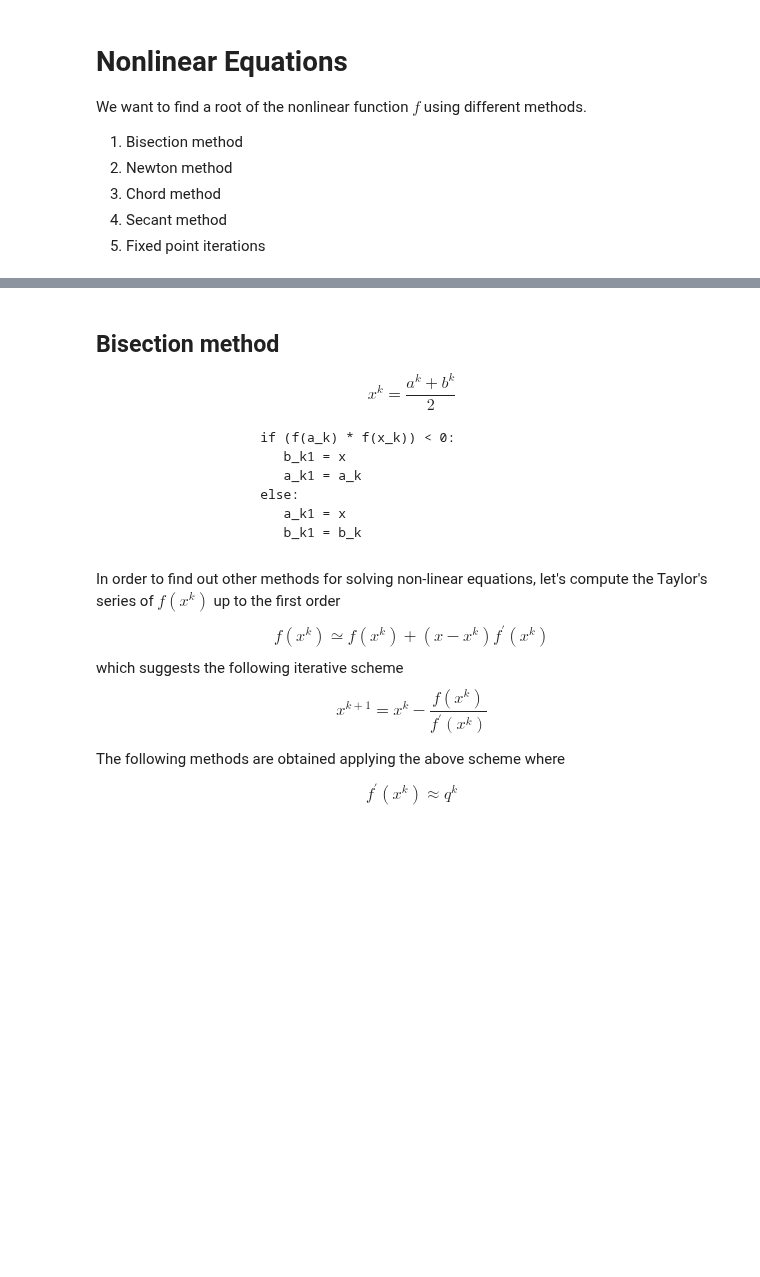
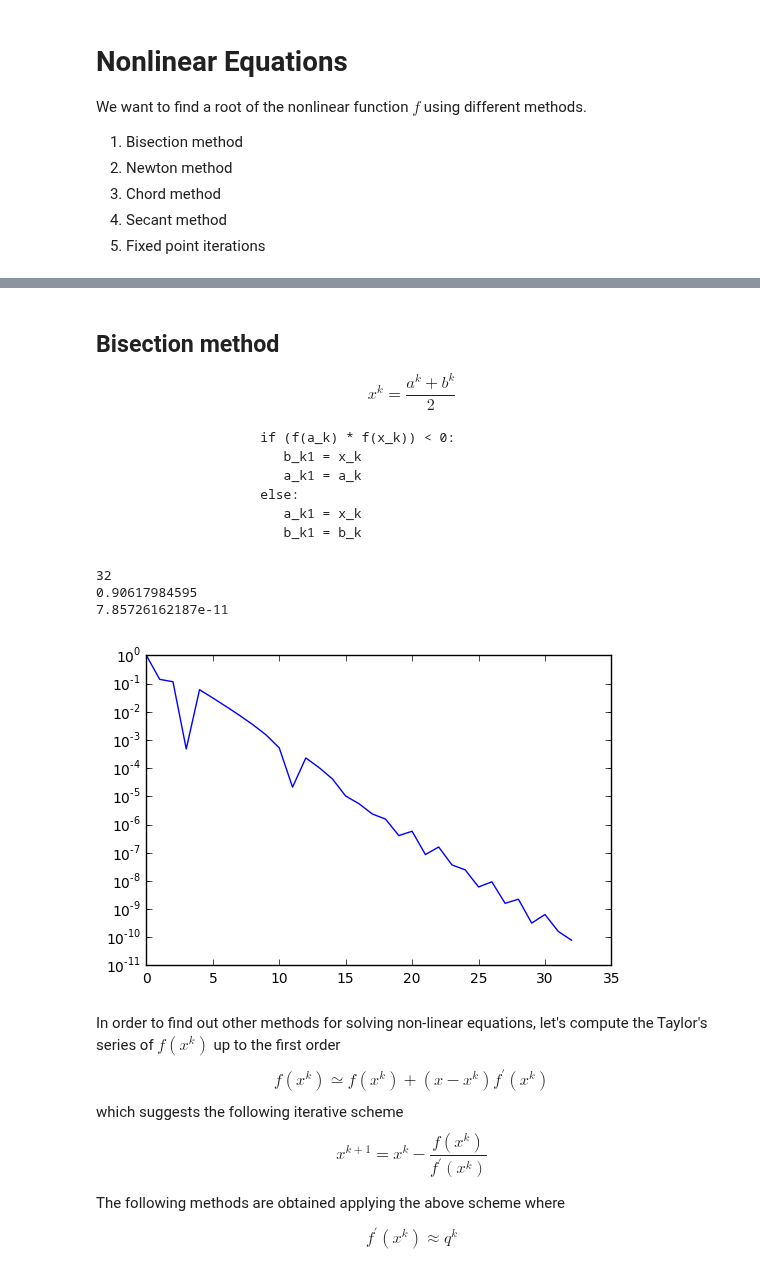
Before and after one commit to sissa/P1.4_seed, a Jupyter notebook: python-lectures/07_non_linear_equations.ipynb, the cells around one changed output, grey strips where cells are left out. Saved outputs shown, nothing was run; the diff lists cells and outputs as text; code cells hidden in the pictures; blank space fills up the shorter version.

````diff
--- a/python-lectures/07_non_linear_equations.ipynb
+++ b/python-lectures/07_non_linear_equations.ipynb
@@ -40,8 +42,8 @@ _ = grid()
 # Initial data for the variuos algorithms
 
 # interval in which we seek the solution
-a = 0.2
-b = 0.7
+a = 0.7
+b = 1.
 
 # initial points
 x0 = (a+b)/2.0
@@ -58,9 +60,9 @@ x^k = \frac{a^k+b^k}{2}
 $$
 ```
                    if (f(a_k) * f(x_k)) < 0:
-                      b_k1 = x
+                      b_k1 = x_k
                       a_k1 = a_k
                    else:
-                      a_k1 = x
+                      a_k1 = x_k
                       b_k1 = b_k
 ```
@@ -70,3 +69,41 @@ def bisect(f,a,b,eps,n_max):
+# %%
+def bisect(f,a,b,eps,n_max):
+    a_new = a
+    b_new = b
+    x = mean([a,b])
+    err = eps + 1.
+    errors = [err]
+    it = 0
+    while (err > eps and it < n_max):
+        if ( f(a_new) * f(x) < 0 ):
+            # root in (a_new,x)
+            b_new = x
+        else:
+            # root in (x,b_new)
+            a_new = x
+
+        x_new = mean([a_new,b_new])
+
+        #err = 0.5 *(b_new -a_new)
+        err = abs(f(x_new))
+        #err = abs(x-x_new)
+
+        errors.append(err)
+        x = x_new
+        it += 1
+
+    semilogy(errors)
+    print it
+    print x
+    print err
+    return errors
+
+errors_bisect = bisect(f,a,b,eps,n_max)
+# %% [output]
+32
+0.90617984595
+7.85726162187e-11
+[figure, added]
 # %%
 # is the number of iterations coherent with the theoretical estimation?
 # %% [markdown]
````
Also changed, not shown: parts of 13 cells of this notebook.
